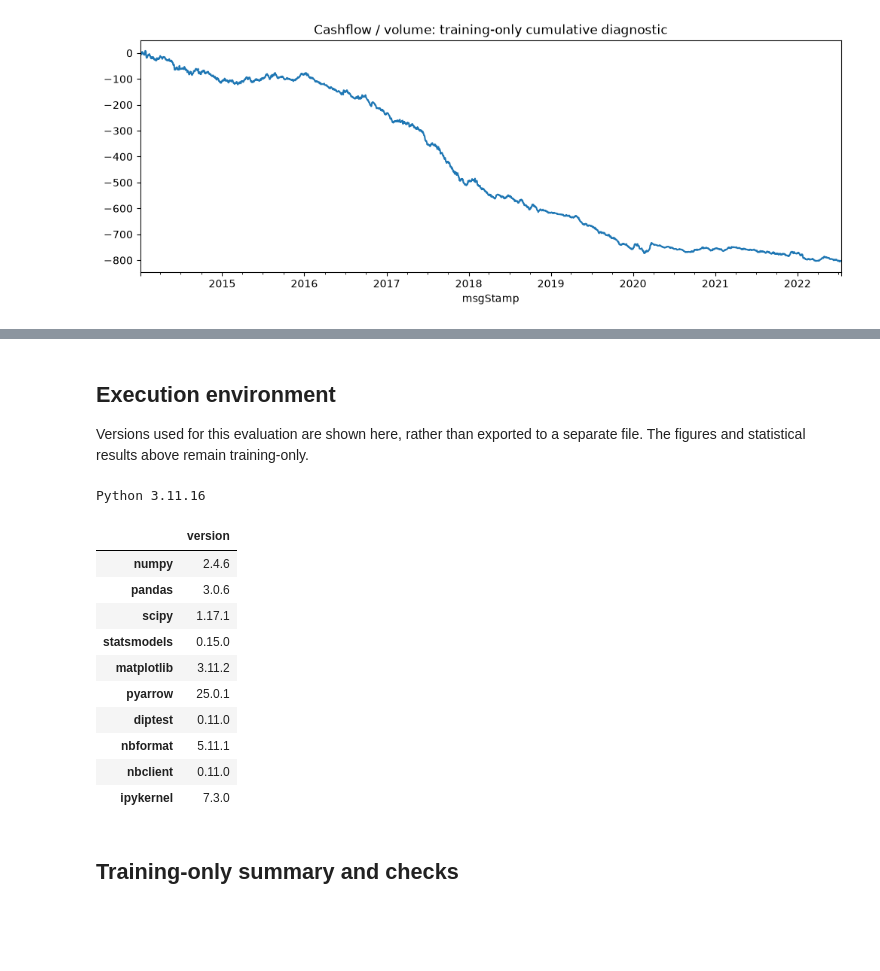
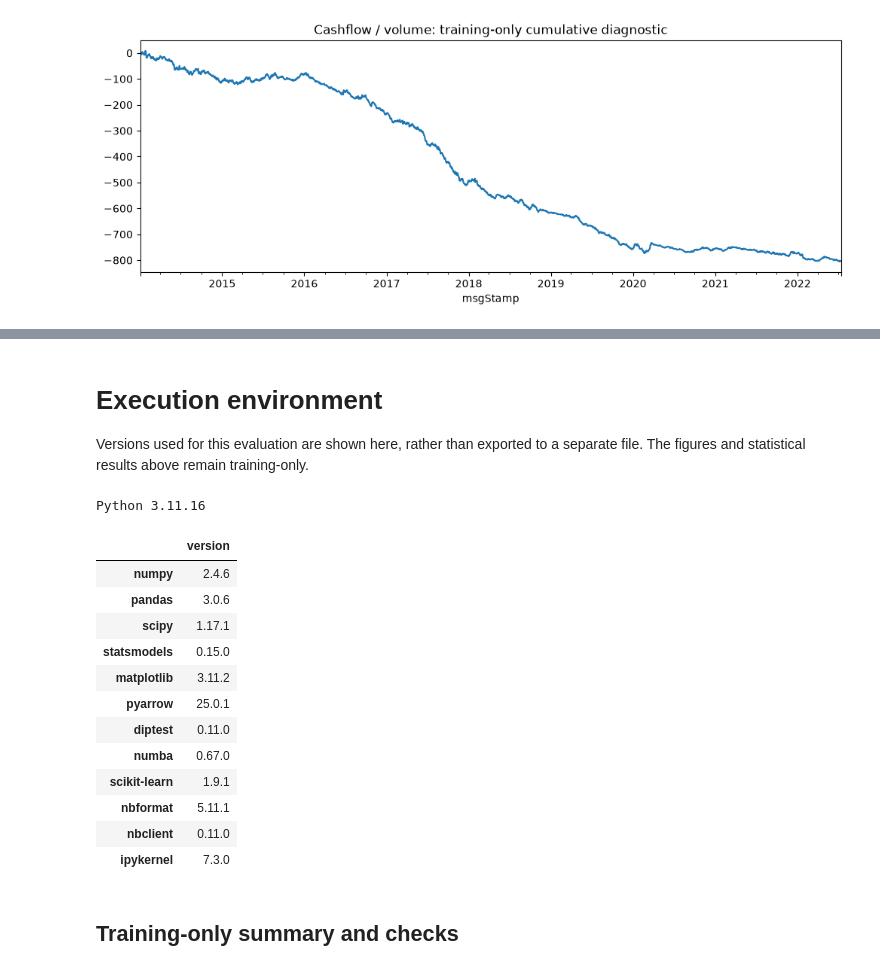
Before and after one commit to ak5ms/th, a Jupyter notebook: notebooks/01_eda.ipynb, the cells around one changed output, grey strips where cells are left out. Cells and saved outputs as stored; diff of their text form; code cells hidden in the pictures; blank space fills up the shorter version.

```diff
--- a/notebooks/01_eda.ipynb
+++ b/notebooks/01_eda.ipynb
@@ -453,25 +657,27 @@ flow_cumulative = flow_contribution.resample('D').sum().cumsum()
 # %% [markdown]
-## Execution environment
+# Execution environment
 
 Versions used for this evaluation are shown here, rather than exported to a separate file. The figures and statistical results above remain training-only.
 # %%
 from importlib.metadata import version
 import platform
 
 print(f'Python {platform.python_version()}')
 packages = ['numpy', 'pandas', 'scipy', 'statsmodels', 'matplotlib', 'pyarrow',
-            'diptest', 'nbformat', 'nbclient', 'ipykernel']
+            'diptest', 'numba', 'scikit-learn', 'nbformat', 'nbclient', 'ipykernel']
 display(pd.Series({p: version(p) for p in packages}, name='version').to_frame())
 # %% [output]
 Python 3.11.16
 |  | version |
 | numpy | 2.4.6 |
 | pandas | 3.0.6 |
 | scipy | 1.17.1 |
 | statsmodels | 0.15.0 |
 | matplotlib | 3.11.2 |
 | pyarrow | 25.0.1 |
 | diptest | 0.11.0 |
+| numba | 0.67.0 |
+| scikit-learn | 1.9.1 |
 | nbformat | 5.11.1 |
 | nbclient | 0.11.0 |
 | ipykernel | 7.3.0 |
```
Also changed, not shown: parts of 10 cells of this notebook, 2 other files.
